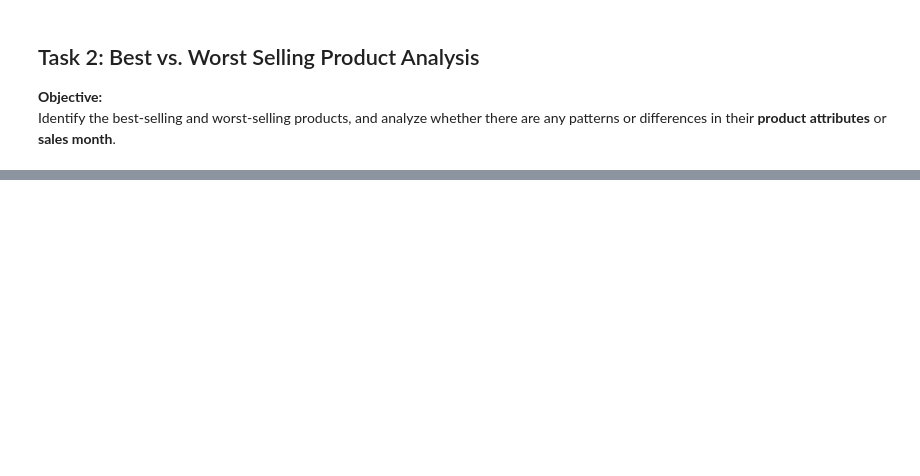
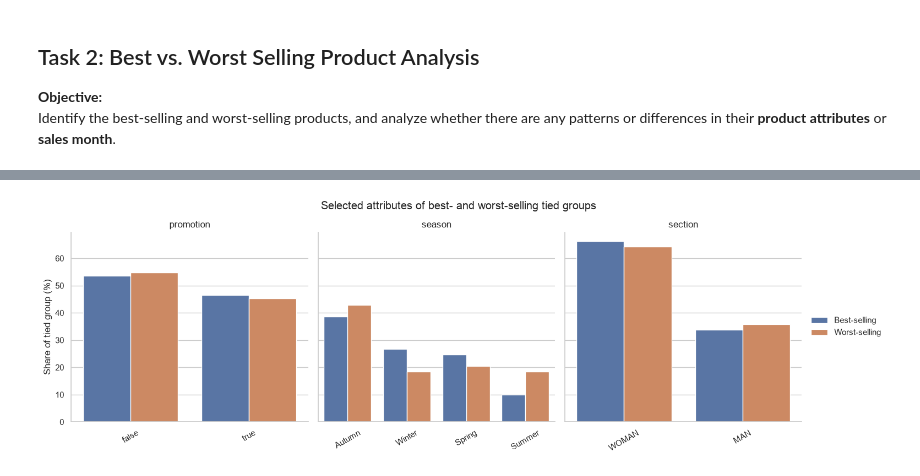
Before and after one commit to Amrf51/retail-sales-warehouse, a Jupyter notebook: coding_challenge.ipynb, the cells around one changed output, grey strips where cells are left out. Cells and saved outputs as stored; diff of their text form; code cells hidden in the pictures; blank space fills up the shorter version.

```diff
--- a/coding_challenge.ipynb
+++ b/coding_challenge.ipynb
@@ -28,0 +460,26 @@ Identify the best-selling and worst-selling products, and analyze whether there
+# %%
+attribute_plot = task2_attributes[
+    task2_attributes["attribute_name"].isin(["section", "season", "promotion"])
+].copy()
+attribute_plot["group_pct"] = attribute_plot["group_pct"].astype(float)
+
+chart = sns.catplot(
+    data=attribute_plot,
+    kind="bar",
+    x="attribute_value",
+    y="group_pct",
+    hue="sales_group",
+    col="attribute_name",
+    sharex=False,
+    height=4.5,
+    aspect=1.05,
+)
+chart.set_axis_labels("", "Share of tied group (%)")
+chart.set_titles("{col_name}")
+chart._legend.set_title("")
+for ax in chart.axes.flat:
+    ax.tick_params(axis="x", rotation=30)
+chart.figure.suptitle("Selected attributes of best- and worst-selling tied groups", y=1.04)
+plt.show()
+# %% [output]
+[figure, added]
```
Also changed, not shown: parts of 18 cells of this notebook.
